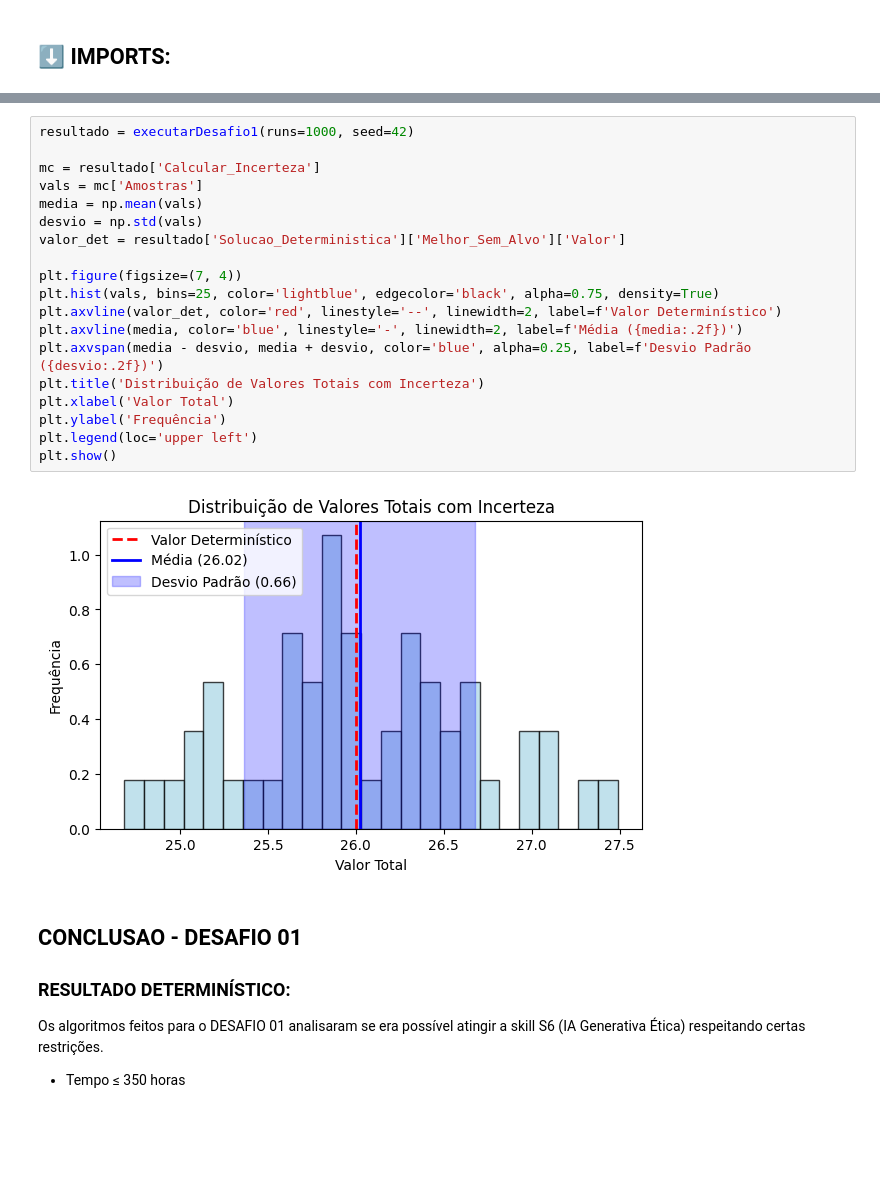
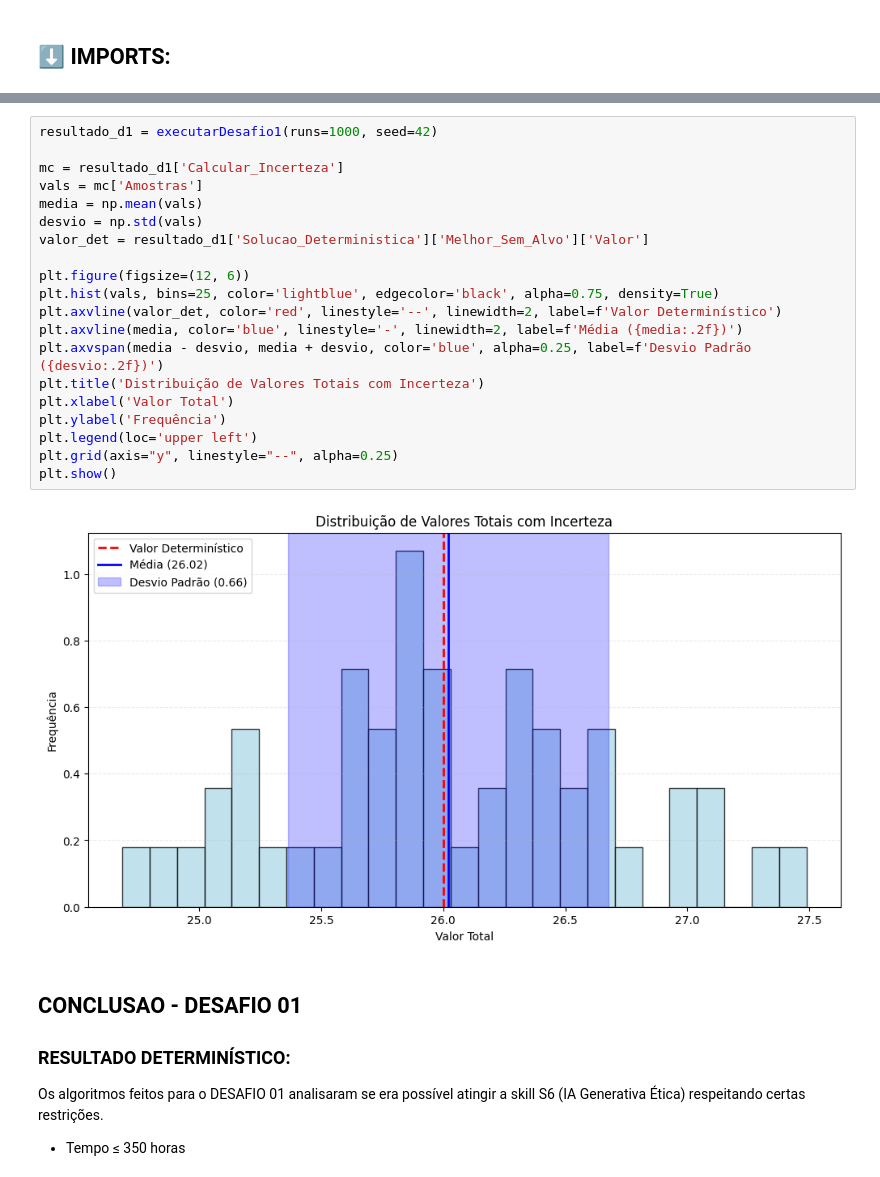
Before and after one commit to yRaffa/GS-2025-2_DynamicProgrramming, a Jupyter notebook: relatorio.ipynb, the cells around one changed output, grey strips where cells are left out. Drawn from its saved outputs; the diff is of its cells as text; blank space fills up the shorter version.

```diff
--- a/relatorio.ipynb
+++ b/relatorio.ipynb
@@ -34,24 +57,25 @@ Esperado sob restrições T ≤ 350h e Cumulativo de Complexidade C ≤ 30.
 # %%
-resultado = executarDesafio1(runs=1000, seed=42)
+resultado_d1 = executarDesafio1(runs=1000, seed=42)
 
-mc = resultado['Calcular_Incerteza']
+mc = resultado_d1['Calcular_Incerteza']
 vals = mc['Amostras']
 media = np.mean(vals)
 desvio = np.std(vals)
-valor_det = resultado['Solucao_Deterministica']['Melhor_Sem_Alvo']['Valor']
+valor_det = resultado_d1['Solucao_Deterministica']['Melhor_Sem_Alvo']['Valor']
 
-plt.figure(figsize=(7, 4))
+plt.figure(figsize=(12, 6))
 plt.hist(vals, bins=25, color='lightblue', edgecolor='black', alpha=0.75, density=True)
 plt.axvline(valor_det, color='red', linestyle='--', linewidth=2, label=f'Valor Determinístico')
 plt.axvline(media, color='blue', linestyle='-', linewidth=2, label=f'Média ({media:.2f})')
 plt.axvspan(media - desvio, media + desvio, color='blue', alpha=0.25, label=f'Desvio Padrão ({desvio:.2f})')
 plt.title('Distribuição de Valores Totais com Incerteza')
 plt.xlabel('Valor Total')
 plt.ylabel('Frequência')
 plt.legend(loc='upper left')
+plt.grid(axis="y", linestyle="--", alpha=0.25)
 plt.show()
 # %% [output]
-[figure, old version]
+[figure, new version]
 # %% [markdown]
 ## **CONCLUSAO - DESAFIO 01**
 
```
Also changed, not shown: parts of 8 cells of this notebook, 4 other files.
